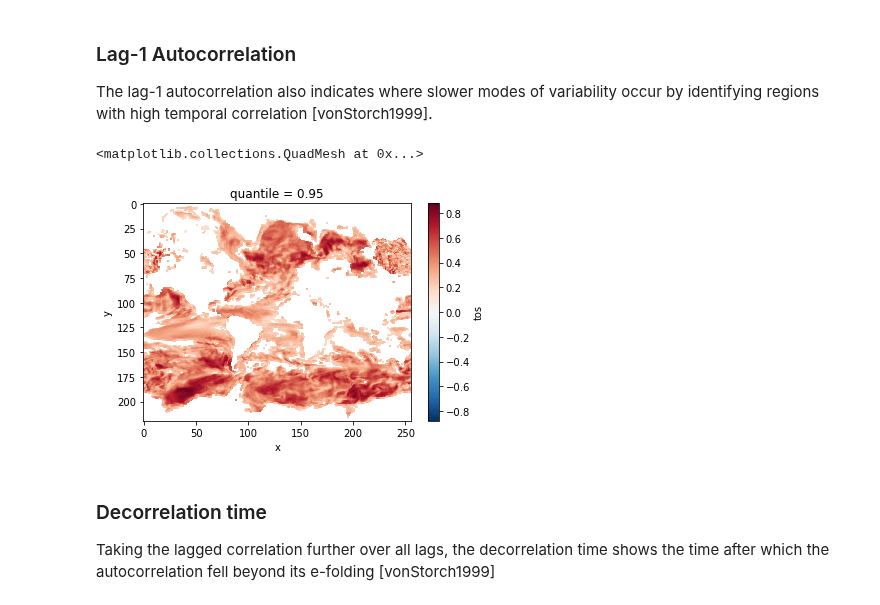
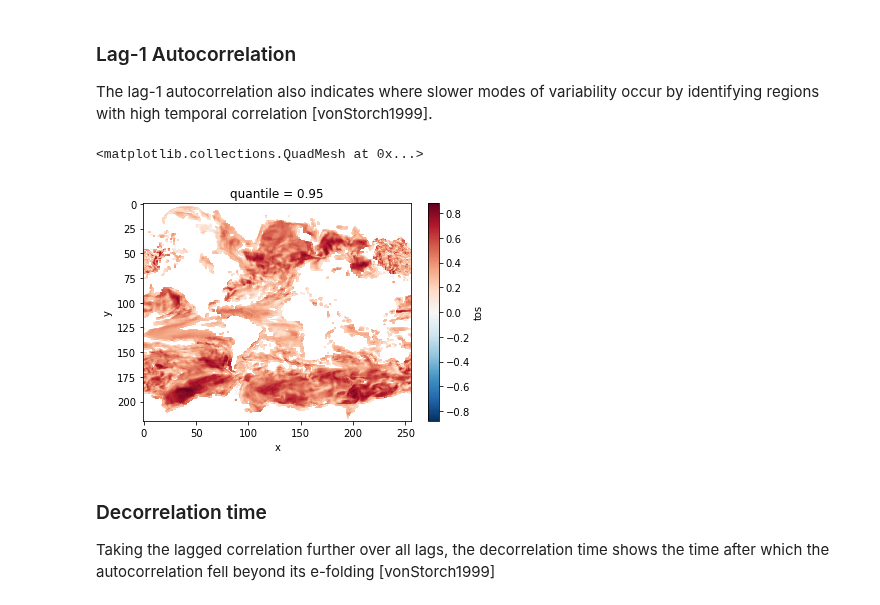
Before and after one commit to pangeo-data/climpred, a Jupyter notebook: docs/source/examples/decadal/diagnose-potential-predictability.ipynb, the cells around one changed output. Cells and saved outputs as stored; diff of their text form; code cells hidden in the pictures.

Commit message:
cleanup stats with recent esmtools changes
add esmtools to reqs

update API

```diff
--- a/docs/source/examples/decadal/diagnose-potential-predictability.ipynb
+++ b/docs/source/examples/decadal/diagnose-potential-predictability.ipynb
@@ -60,11 +62,12 @@ The lag-1 autocorrelation also indicates where slower modes of variability occur
 # %%
-# use climpred.bootstrap._bootstrap_func to wrap any stats function
-threshold = climpred.bootstrap._bootstrap_func(climpred.stats.autocorr,control3d,'time',iterations=10)
-corr_ef = climpred.stats.autocorr(control3d, dim='time')
+# use climpred.bootstrap._bootstrap_func to wrap any stats function. `esmtools.stats.autocorr` computes the autocorrelation
+# coefficient out to N lags. The first lag is at lag 0, so we select `lead=1`).
+threshold = climpred.bootstrap._bootstrap_func(autocorr, control3d, nlags=2, resample_dim='time', iterations=10).isel(lead=1)
+corr_ef = autocorr(control3d, nlags=2, dim='time').isel(lead=1)
 corr_ef.where(corr_ef>threshold).plot(yincrease=False, robust=False)
 # %% [output]
 <matplotlib.collections.QuadMesh at 0x...>
-[figure, old version]
+[figure, new version]
 # %% [markdown]
 ### Decorrelation time
 Taking the lagged correlation further over all lags, the decorrelation time shows the time after which the autocorrelation fell beyond its e-folding [vonStorch1999]
```
Also changed, not shown: parts of 5 cells of this notebook, 20 other files.
